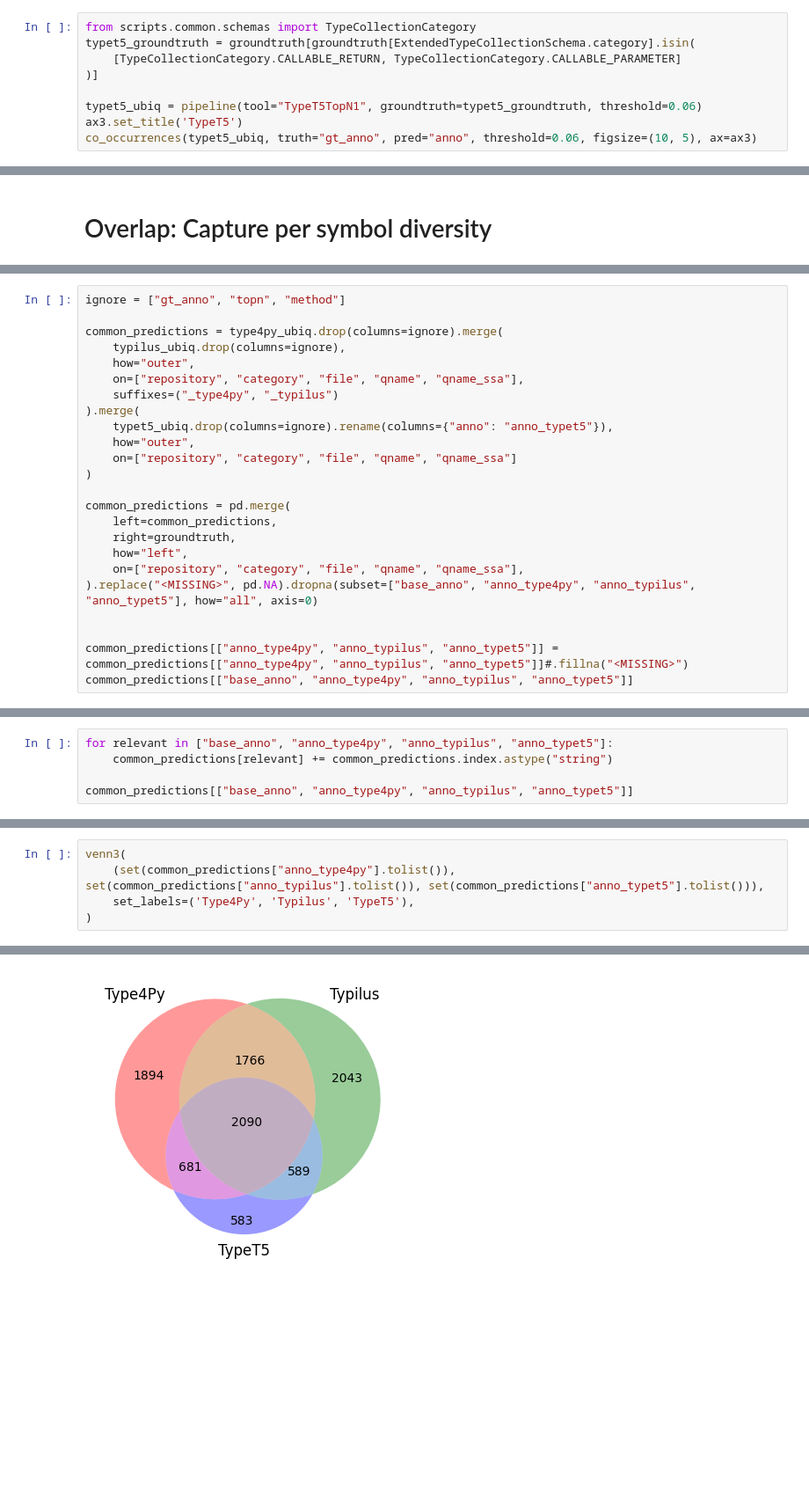
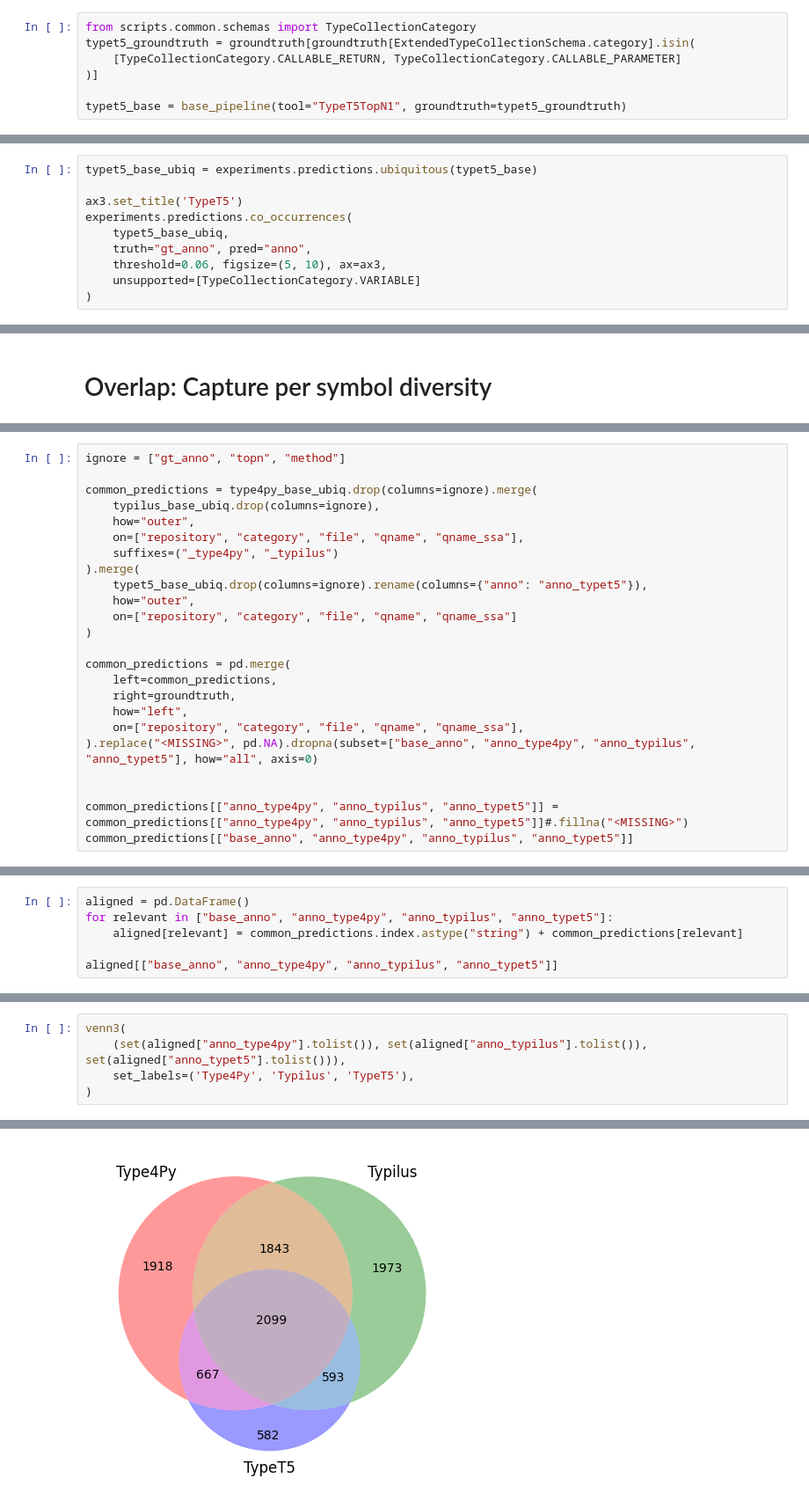
Before and after one commit to multidim-typeinf4py/scripts, a Jupyter notebook: experiments/02 Overlap/ML-Overlap.ipynb, the cells around one changed output, grey strips where cells are left out. Shown: that part at 88% size. Saved outputs shown, nothing was run; the diff lists cells and outputs as text; blank space fills up the shorter version.

```diff
--- a/experiments/02 Overlap/ML-Overlap.ipynb
+++ b/experiments/02 Overlap/ML-Overlap.ipynb
@@ -234,8 +379,6 @@ typet5_groundtruth = groundtruth[groundtruth[ExtendedTypeCollectionSchema.catego
     [TypeCollectionCategory.CALLABLE_RETURN, TypeCollectionCategory.CALLABLE_PARAMETER]
 )]
 
-typet5_ubiq = pipeline(tool="TypeT5TopN1", groundtruth=typet5_groundtruth, threshold=0.06)
-ax3.set_title('TypeT5')
-co_occurrences(typet5_ubiq, truth="gt_anno", pred="anno", threshold=0.06, figsize=(10, 5), ax=ax3)
+typet5_base = base_pipeline(tool="TypeT5TopN1", groundtruth=typet5_groundtruth)
 # %% [output]
 Loaded inferred
@@ -255,0 +402,10 @@ Reduced to evaluatable
+# %%
+typet5_base_ubiq = experiments.predictions.ubiquitous(typet5_base)
+
+ax3.set_title('TypeT5')
+experiments.predictions.co_occurrences(
+    typet5_base_ubiq,
+    truth="gt_anno", pred="anno",
+    threshold=0.06, figsize=(5, 10), ax=ax3,
+    unsupported=[TypeCollectionCategory.VARIABLE]
+)
@@ -287,13 +442,13 @@ Requirement already satisfied: six>=1.5 in /home/container/.cache/pypoetry/virtu
 # %%
 ignore = ["gt_anno", "topn", "method"]
 
-common_predictions = type4py_ubiq.drop(columns=ignore).merge(
-    typilus_ubiq.drop(columns=ignore),
+common_predictions = type4py_base_ubiq.drop(columns=ignore).merge(
+    typilus_base_ubiq.drop(columns=ignore),
     how="outer",
     on=["repository", "category", "file", "qname", "qname_ssa"],
     suffixes=("_type4py", "_typilus")
 ).merge(
-    typet5_ubiq.drop(columns=ignore).rename(columns={"anno": "anno_typet5"}),
+    typet5_base_ubiq.drop(columns=ignore).rename(columns={"anno": "anno_typet5"}),
     how="outer",
     on=["repository", "category", "file", "qname", "qname_ssa"]
 )
@@ -346,7 +499,8 @@ Requirement already satisfied: six>=1.5 in /home/container/.cache/pypoetry/virtu
 # %%
+aligned = pd.DataFrame()
 for relevant in ["base_anno", "anno_type4py", "anno_typilus", "anno_typet5"]:
-    common_predictions[relevant] += common_predictions.index.astype("string")
+    aligned[relevant] = common_predictions.index.astype("string") + common_predictions[relevant]
 
-common_predictions[["base_anno", "anno_type4py", "anno_typilus", "anno_typet5"]]
+aligned[["base_anno", "anno_type4py", "anno_typilus", "anno_typet5"]]
 # %% [output]
 |  | base_anno | anno_type4py | anno_typilus | anno_typet5 |
@@ -365,9 +519,9 @@ common_predictions[["base_anno", "anno_type4py", "anno_typilus", "anno_typet5"]]
 # %%
 venn3(
-    (set(common_predictions["anno_type4py"].tolist()), set(common_predictions["anno_typilus"].tolist()), set(common_predictions["anno_typet5"].tolist())),
+    (set(aligned["anno_type4py"].tolist()), set(aligned["anno_typilus"].tolist()), set(aligned["anno_typet5"].tolist())),
     set_labels=('Type4Py', 'Typilus', 'TypeT5'),
 )
 # %% [output]
 <matplotlib_venn._common.VennDiagram at 0x...>
-[figure, old version]
+[figure, new version]
 # %%
```
Also changed, not shown: parts of 40 cells of this notebook, 22 other files.
